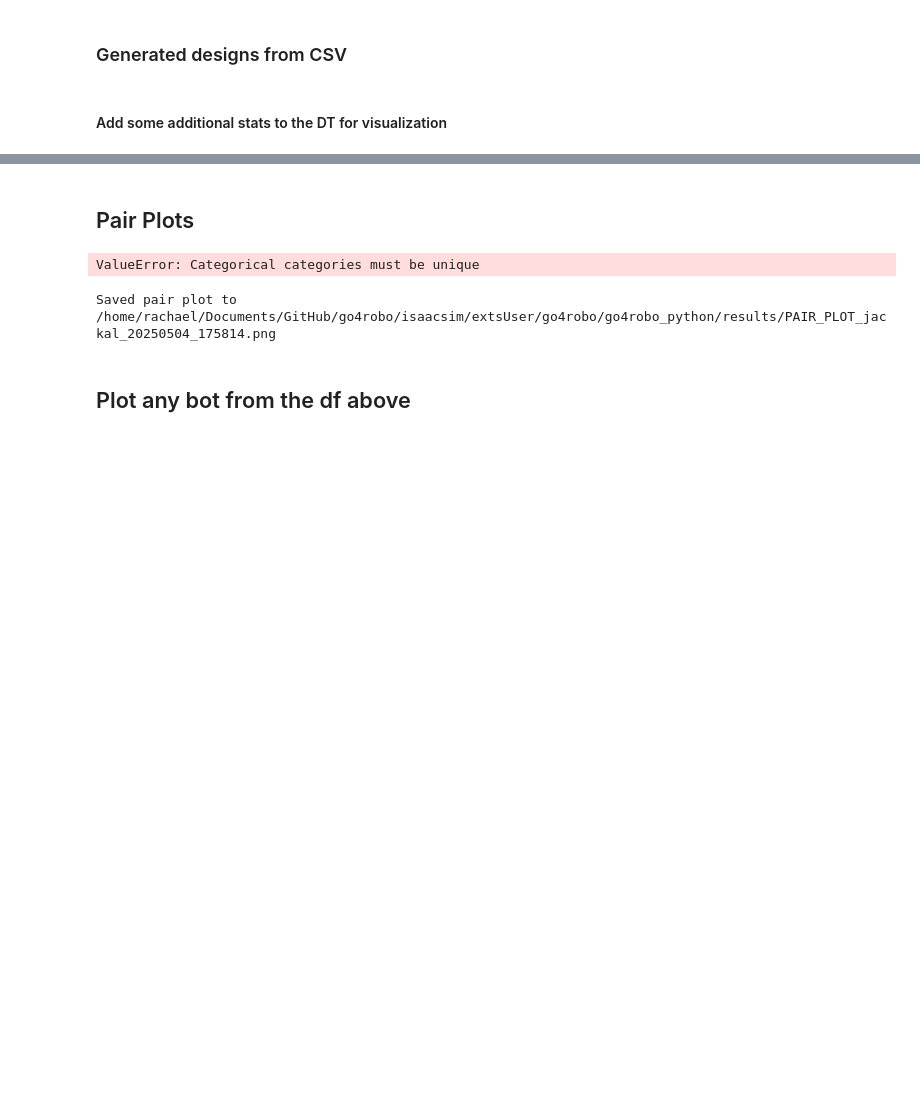
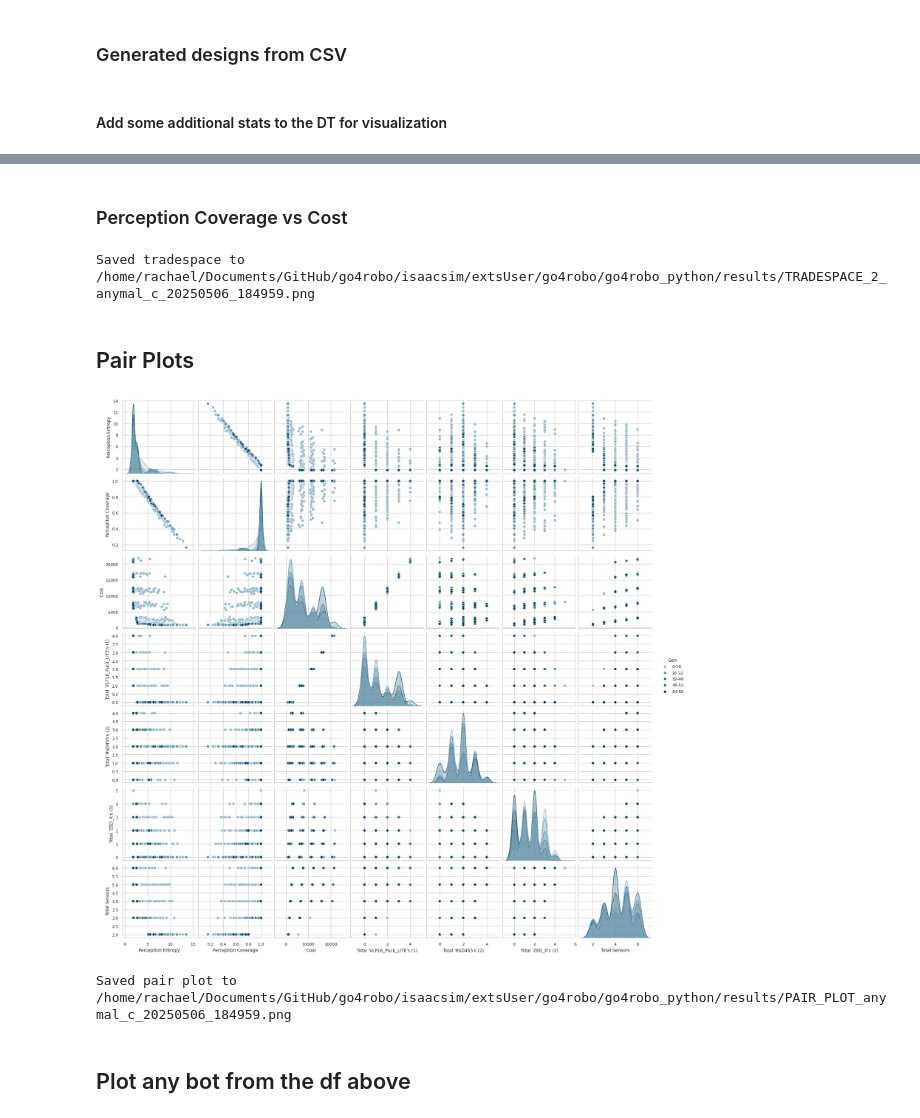
Before and after one commit to robosquiggles/go4robo, a Jupyter notebook: 3d_gen_introspect.ipynb, the cells around one changed output, grey strips where cells are left out. Saved outputs shown, nothing was run; the diff lists cells and outputs as text; code cells hidden in the pictures; blank space fills up the shorter version.

```diff
--- a/3d_gen_introspect.ipynb
+++ b/3d_gen_introspect.ipynb
@@ -121,0 +141,2 @@ Saved tradespace to /home/rachael/Documents/GitHub/go4robo/isaacsim/extsUser/go4
+# %% [markdown]
+### Perception Coverage vs Cost
@@ -122,40 +152,57 @@ Saved tradespace to /home/rachael/Documents/GitHub/go4robo/isaacsim/extsUser/go4
+# %%
+# Save the objective trade space figure as a PNG
+output_path = os.path.join(results_dir, f"TRADESPACE_2_{run_id}.png")
+obj2_trade_fig.write_image(output_path)
+print(f"Saved tradespace to {output_path}")
+# %% [output]
+Saved tradespace to /home/rachael/Documents/GitHub/go4robo/isaacsim/extsUser/go4robo/go4robo_python/results/TRADESPACE_2_anymal_c_20250506_184959.png
 # %% [markdown]
 ## Pair Plots
 # %%
 import seaborn as sns
 sns.set_style("whitegrid")
-sns.set_context("notebook", font_scale=1)
+sns.set_context("notebook", font_scale=.8)
 sns_blues = sns.color_palette(color_scale_blue)
 sns.set_palette(sns_blues)
 
-pair_plot_df = df[["Generation", "Perception Entropy", "Perception Coverage", "Cost"] + new_headers]
-# Bin generations into 5 groups and label each bin "X-Y"
-gen_cat = pd.cut(pair_plot_df["Generation"], bins=5, include_lowest=True)
-bin_labels = [f"{int(interval.left)}-{int(interval.right)}" for interval in gen_cat.cat.categories]
-if bin_labels[0] == '0-0': # There were not enough generations to fill the first bin
+pair_plot_df = df[["Generation", "Perception Entropy", "Perception Coverage", "Cost"] + new_headers].copy()
+
+# Drop "Design 0" because it is the prior design
+pair_plot_df = pair_plot_df[pair_plot_df["Generation"] != 0]
+
+n_gens = pair_plot_df["Generation"].nunique()
+if n_gens > 5:
+    bins = 5
+else:
+    bins = n_gens
+
+if bins > 2: # There were not enough generations to fill the first 2 bins
+    # Bin generations groups and label each bin "X-Y"
+    gen_cat = pd.cut(pair_plot_df["Generation"], bins=bins, include_lowest=True)
+    bin_labels = [f"{int(interval.left)}-{int(interval.right)}" for interval in gen_cat.cat.categories]
     pair_plot_df["Gen"] = gen_cat.cat.rename_categories(bin_labels)
     pair_plot_df.drop(columns=["Generation"], inplace=True)
 
     pair_plot_fig = sns.pairplot(
         pair_plot_df,
         hue="Gen",
         diag_kind="kde",
         palette=sns_blues
         )
 else:
     pair_plot_fig = sns.pairplot(
         pair_plot_df,
         diag_kind="kde"
         )
 # %% [output]
-ValueError: Categorical categories must be unique
+[figure, added]
 # %%
 # Save the pair plot figure as a PNG
 output_path = os.path.join(results_dir, f"PAIR_PLOT_{run_id}.png")
 pair_plot_fig.savefig(output_path, dpi=400)
 print(f"Saved pair plot to {output_path}")
 # %% [output]
-Saved pair plot to /home/rachael/Documents/GitHub/go4robo/isaacsim/extsUser/go4robo/go4robo_python/results/PAIR_PLOT_jackal_20250504_175814.png
+Saved pair plot to /home/rachael/Documents/GitHub/go4robo/isaacsim/extsUser/go4robo/go4robo_python/results/PAIR_PLOT_anymal_c_20250506_184959.png
 # %% [markdown]
 ## Plot any bot from the df above
 # %% [markdown]
```
Also changed, not shown: parts of 18 cells of this notebook.
